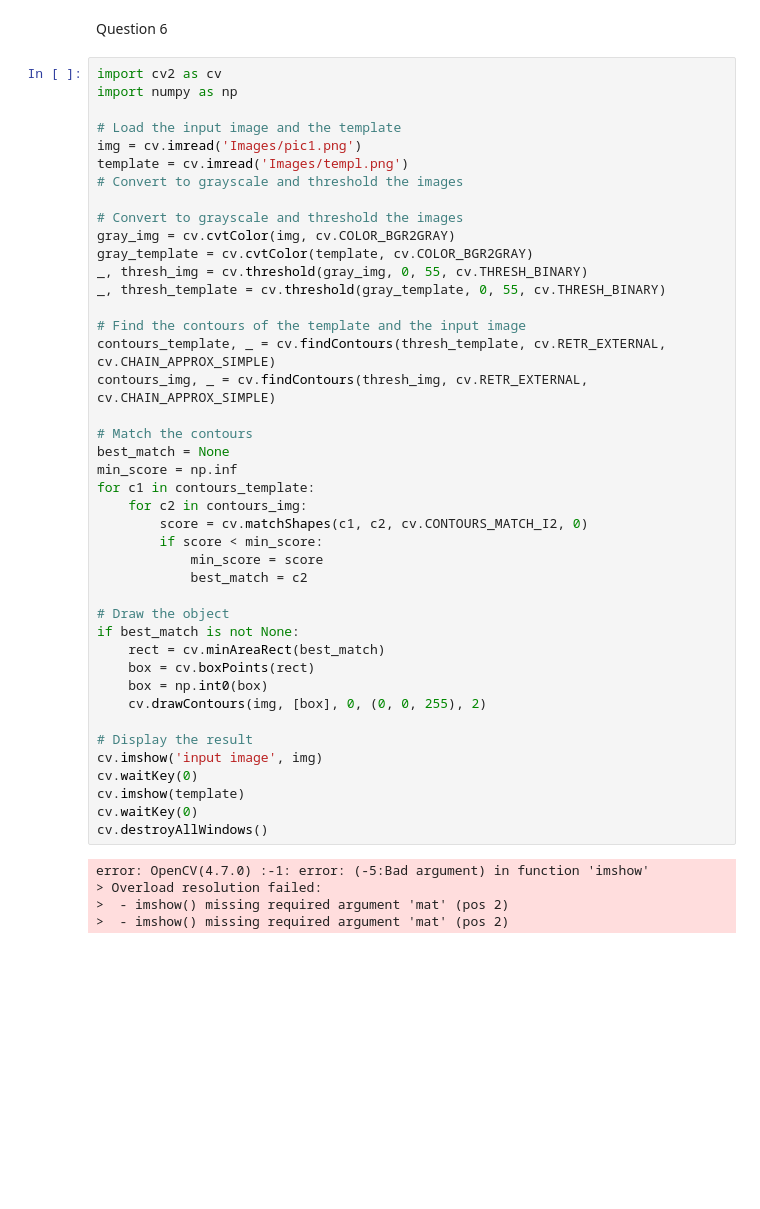
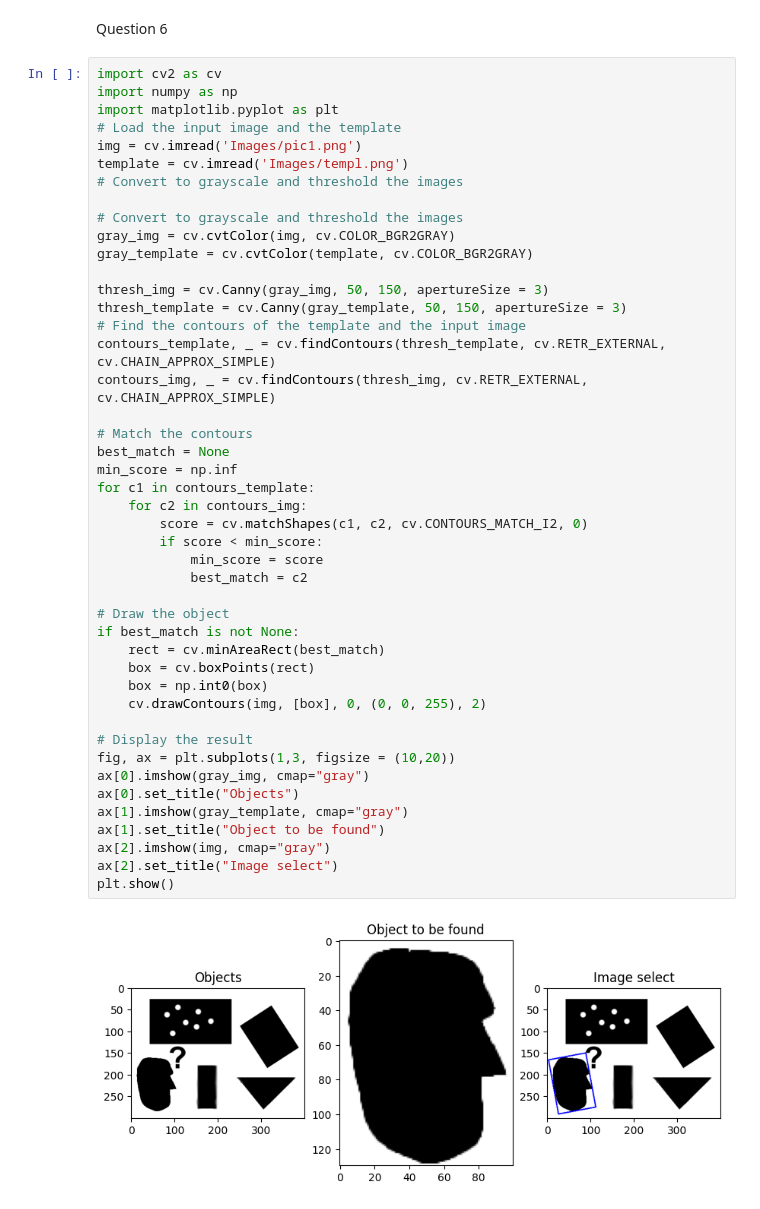
Before and after one commit to Abs-30/ImageProcessingAssignment, a Jupyter notebook: AssignmentFitting/0108_a07.ipynb, the cells around one changed output. Drawn from its saved outputs; the diff is of its cells as text; blank space fills up the shorter version.

```diff
--- a/AssignmentFitting/0108_a07.ipynb
+++ b/AssignmentFitting/0108_a07.ipynb
@@ -202,47 +199,47 @@ Question 6
 # %%
 import cv2 as cv
 import numpy as np
-
+import matplotlib.pyplot as plt
 # Load the input image and the template
 img = cv.imread('Images/pic1.png')
 template = cv.imread('Images/templ.png')
 # Convert to grayscale and threshold the images
 
 # Convert to grayscale and threshold the images
 gray_img = cv.cvtColor(img, cv.COLOR_BGR2GRAY)
 gray_template = cv.cvtColor(template, cv.COLOR_BGR2GRAY)
-_, thresh_img = cv.threshold(gray_img, 0, 55, cv.THRESH_BINARY)
-_, thresh_template = cv.threshold(gray_template, 0, 55, cv.THRESH_BINARY)
 
+thresh_img = cv.Canny(gray_img, 50, 150, apertureSize = 3)
+thresh_template = cv.Canny(gray_template, 50, 150, apertureSize = 3)
 # Find the contours of the template and the input image
 contours_template, _ = cv.findContours(thresh_template, cv.RETR_EXTERNAL, cv.CHAIN_APPROX_SIMPLE)
 contours_img, _ = cv.findContours(thresh_img, cv.RETR_EXTERNAL, cv.CHAIN_APPROX_SIMPLE)
 
 # Match the contours
 best_match = None
 min_score = np.inf
 for c1 in contours_template:
     for c2 in contours_img:
         score = cv.matchShapes(c1, c2, cv.CONTOURS_MATCH_I2, 0)
         if score < min_score:
             min_score = score
             best_match = c2
 
 # Draw the object
 if best_match is not None:
     rect = cv.minAreaRect(best_match)
     box = cv.boxPoints(rect)
     box = np.int0(box)
     cv.drawContours(img, [box], 0, (0, 0, 255), 2)
 
 # Display the result
-cv.imshow('input image', img)
-cv.waitKey(0)
-cv.imshow(template)
-cv.waitKey(0)
-cv.destroyAllWindows()
+fig, ax = plt.subplots(1,3, figsize = (10,20))
+ax[0].imshow(gray_img, cmap="gray")
+ax[0].set_title("Objects")
+ax[1].imshow(gray_template, cmap="gray")
+ax[1].set_title("Object to be found")
+ax[2].imshow(img, cmap="gray")
+ax[2].set_title("Image select")
+plt.show()
 # %% [output]
-error: OpenCV(4.7.0) :-1: error: (-5:Bad argument) in function 'imshow'
-> Overload resolution failed:
->  - imshow() missing required argument 'mat' (pos 2)
->  - imshow() missing required argument 'mat' (pos 2)
+[figure, added]
```
Also changed, not shown: parts of 4 cells of this notebook, 1 other file.
